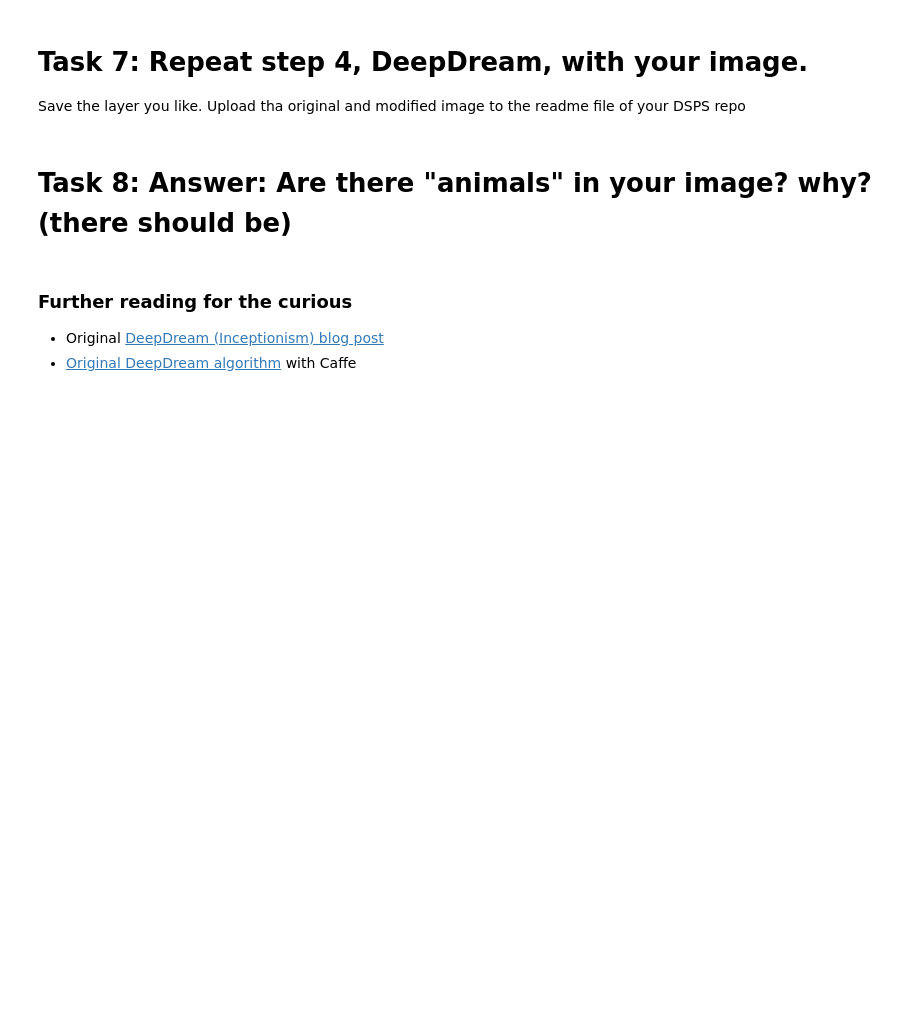
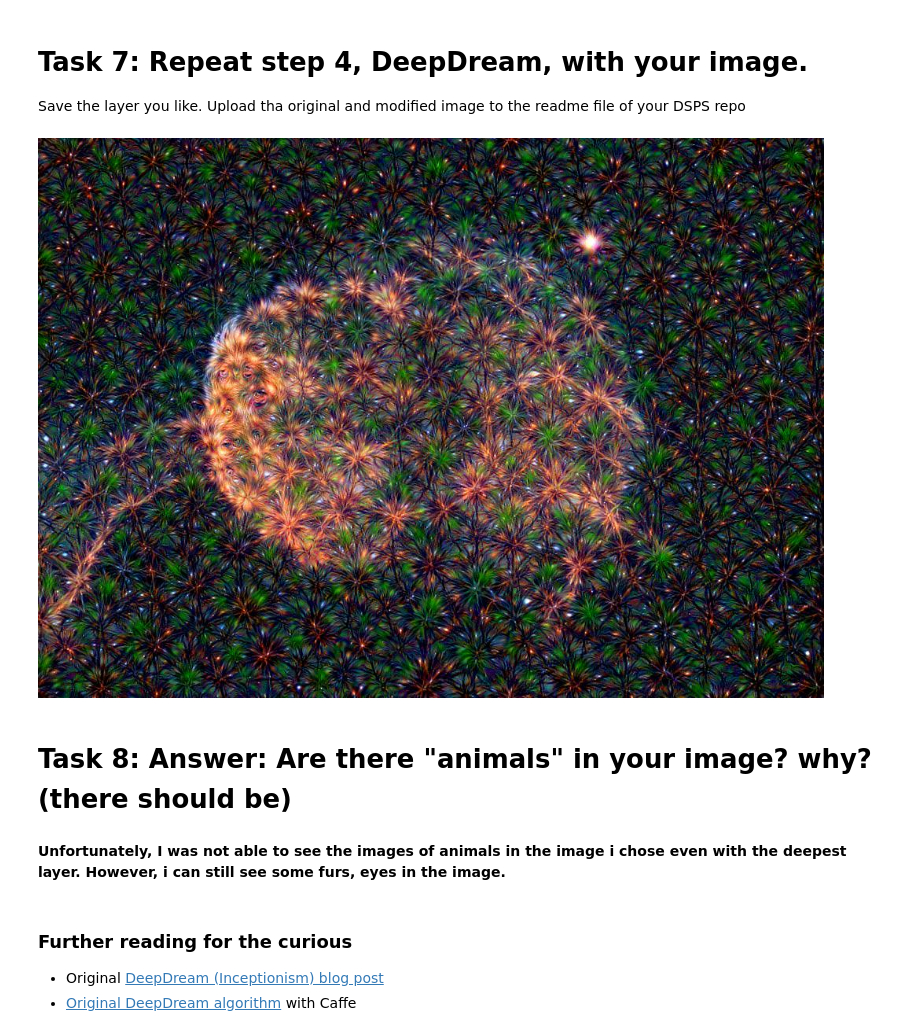
Before and after one commit to skumarudel/DSPS_SKumar, a Jupyter notebook: HW9/DPS2021_deepdream_SKumar.ipynb, the cells around one changed output. Cells and saved outputs as stored; diff of their text form; code cells hidden in the pictures; blank space fills up the shorter version.

```diff
--- a/HW9/DPS2021_deepdream_SKumar.ipynb
+++ b/HW9/DPS2021_deepdream_SKumar.ipynb
@@ -254,8 +270,15 @@ elif img0.shape[0] < basewidth:
 # %% [markdown]
 # Task 7: Repeat step 4, DeepDream, with your image.
 Save the layer you like. Upload tha original and modified image to the readme file of your DSPS repo
+# %%
+layer = "head1_bottleneck_pre_relu"
+final = render_deepdream(tf.square(T(layer)), img1)
+# %% [output]
+[figure, added]
 # %% [markdown]
 # Task 8: Answer: Are there "animals" in your image? why? (there should be)
+# %% [markdown]
+**Unfortunately, I was not able to see the images of animals in the image i chose even with the deepest layer. However, i can still see some furs, eyes in the image.**
 # %% [markdown]
 ### Further reading for the curious
 
```
Also changed, not shown: parts of 15 cells of this notebook.
